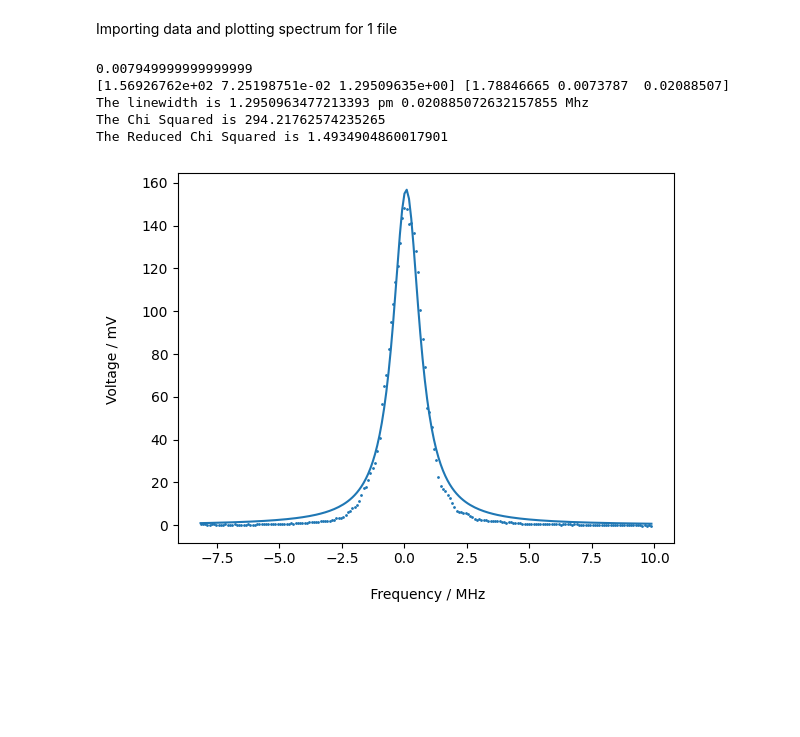
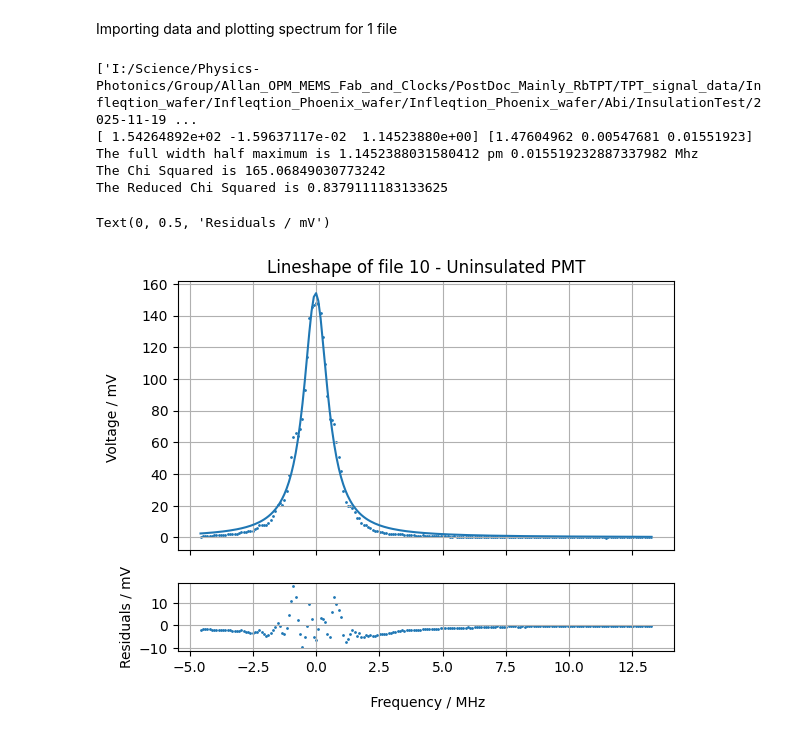
Before and after one commit to akay8/Code, a Jupyter notebook: fitting_2.ipynb, the cells around one changed output. Saved outputs shown, nothing was run; the diff lists cells and outputs as text; code cells hidden in the pictures; blank space fills up the shorter version.

Commit message:
plot w residuals

```diff
--- a/fitting_2.ipynb
+++ b/fitting_2.ipynb
@@ -20,8 +20,12 @@ path = 'I:/Science/Physics-Photonics/Group/Allan_OPM_MEMS_Fab_and_Clocks/PostDoc
 csv_files = glob.glob(os.path.join(path, "*.csv"))
 numb_files = len(csv_files) # The number of files
 
+print(csv_files)
+
+fileno = 10
+
 ## Take first file and extract data into dataframe
-df = pd.read_csv(csv_files[0])
+df = pd.read_csv(csv_files[fileno - 1])
 
 ## Display data frame
 df.head()
@@ -48,8 +52,6 @@ deltaf = 14.412 #MHz
 # zero point is set to centre of largest peak; freq is in MHz
 freq = -(x - x[ptime[0]]) * deltaf / deltat
 
-print(deltat)
-
 # Get rid of y offset
 sig = (y - np.mean(y[0:9]))*1e3 #NB units are mV
 
@@ -58,43 +60,60 @@ sigp = sig[900:1100]
 freqp = freq[900:1100]
 
 ## Fitting - Loretzian dist.
 # 3 params - amplitude A, centre point C, linewidth gamma (FWHM)
 
 def lorentz(xdata,A,C,gamma):
     x1 = (xdata-C)/(gamma/2)
     return A / (1 + x1**2)
 
+
 guess = np.array([140,0,2])
 
 popt,pcov = curve_fit(lorentz,freqp,sigp,p0=guess)
 perr = np.sqrt(np.diag(pcov))
 print(popt, perr)
 
-print('The linewidth is {} pm {} Mhz'.format(popt[2],perr[2]))
+print('The full width half maximum is {} pm {} Mhz'.format(popt[2],perr[2]))
 
 ## Chi Squared
 
+# degrees of freedom = size of dad set - fit params
 dof = np.size(freqp) - np.size(popt)
 
+# chi squared function
 def chi_squared(xdata,ydata,f,params):
     return np.sum(((ydata - f(xdata,*params))**2) / f(xdata,*params))
 
+# Calculate cs and reduced cs
 cs = chi_squared(freqp,sigp,lorentz,popt)
 red_cs = cs / dof
 print('The Chi Squared is {}'.format(cs))
 print('The Reduced Chi Squared is {}'.format(red_cs))
 
+# Residuals
+def residuals(xdata,ydata,f,params):
+    return (ydata - f(xdata,*params))
 
-plt.scatter(freqp,sigp, s = 1)
-plt.plot(freqp,lorentz(freqp,*popt))
-for i in p:
-    # plt.scatter(freq[i],sig[i], c = 'r', marker = 'x')
-    plt.xlabel('\n Frequency / MHz')
-    plt.ylabel('Voltage / mV \n')
+resd = residuals(freqp,sigp,lorentz,popt)
+
+# Plotting
+fig, (ax1,ax2) = plt.subplots(2,1, height_ratios = [4,1], sharex='all')
+
+ax1.set_title('Lineshape of file {} - Uninsulated PMT'.format(fileno))
+ax1.scatter(freqp,sigp, s = 1)
+ax1.plot(freqp,lorentz(freqp,*popt))
+ax2.set_xlabel('\n Frequency / MHz')
+ax1.set_ylabel('Voltage / mV \n')
+ax1.grid(True)
+ax2.grid(True)
+
+ax2.scatter(freqp,resd,s=1)
+ax2.set_ylabel('Residuals / mV')
 # %% [output]
-0.007949999999999999
-[1.56926762e+02 7.25198751e-02 1.29509635e+00] [1.78846665 0.0073787  0.02088507]
-The linewidth is 1.2950963477213393 pm 0.020885072632157855 Mhz
-The Chi Squared is 294.21762574235265
-The Reduced Chi Squared is 1.4934904860017901
+['I:/Science/Physics-Photonics/Group/Allan_OPM_MEMS_Fab_and_Clocks/PostDoc_Mainly_RbTPT/TPT_signal_data/Infleqtion_wafer/Infleqtion_Phoenix_wafer/Infleqtion_Phoenix_wafer/Abi/InsulationTest/2025-11-19 ...
+[ 1.54264892e+02 -1.59637117e-02  1.14523880e+00] [1.47604962 0.00547681 0.01551923]
+The full width half maximum is 1.1452388031580412 pm 0.015519232887337982 Mhz
+The Chi Squared is 165.06849030773242
+The Reduced Chi Squared is 0.8379111183133625
+Text(0, 0.5, 'Residuals / mV')
-[figure, old version]
+[figure, new version]
```
